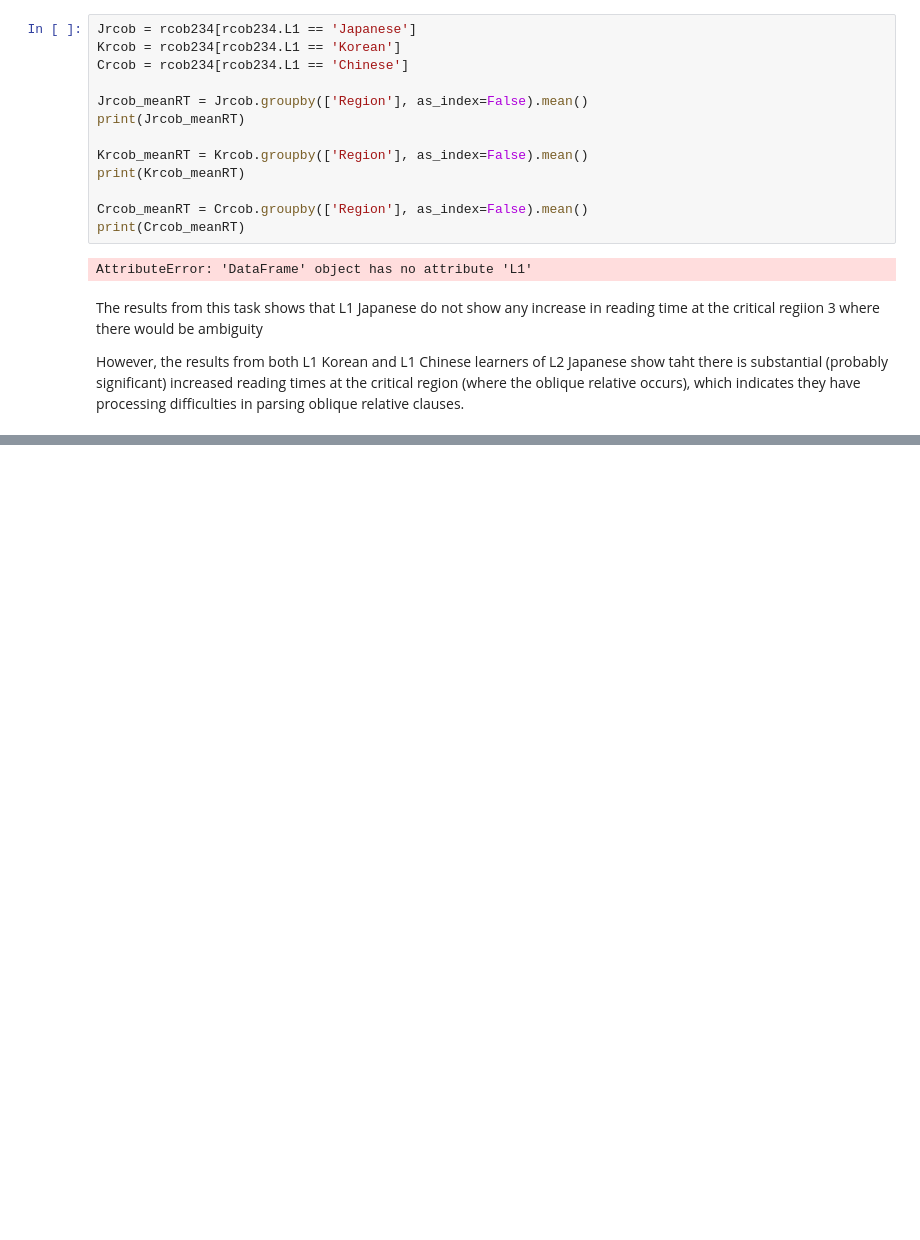
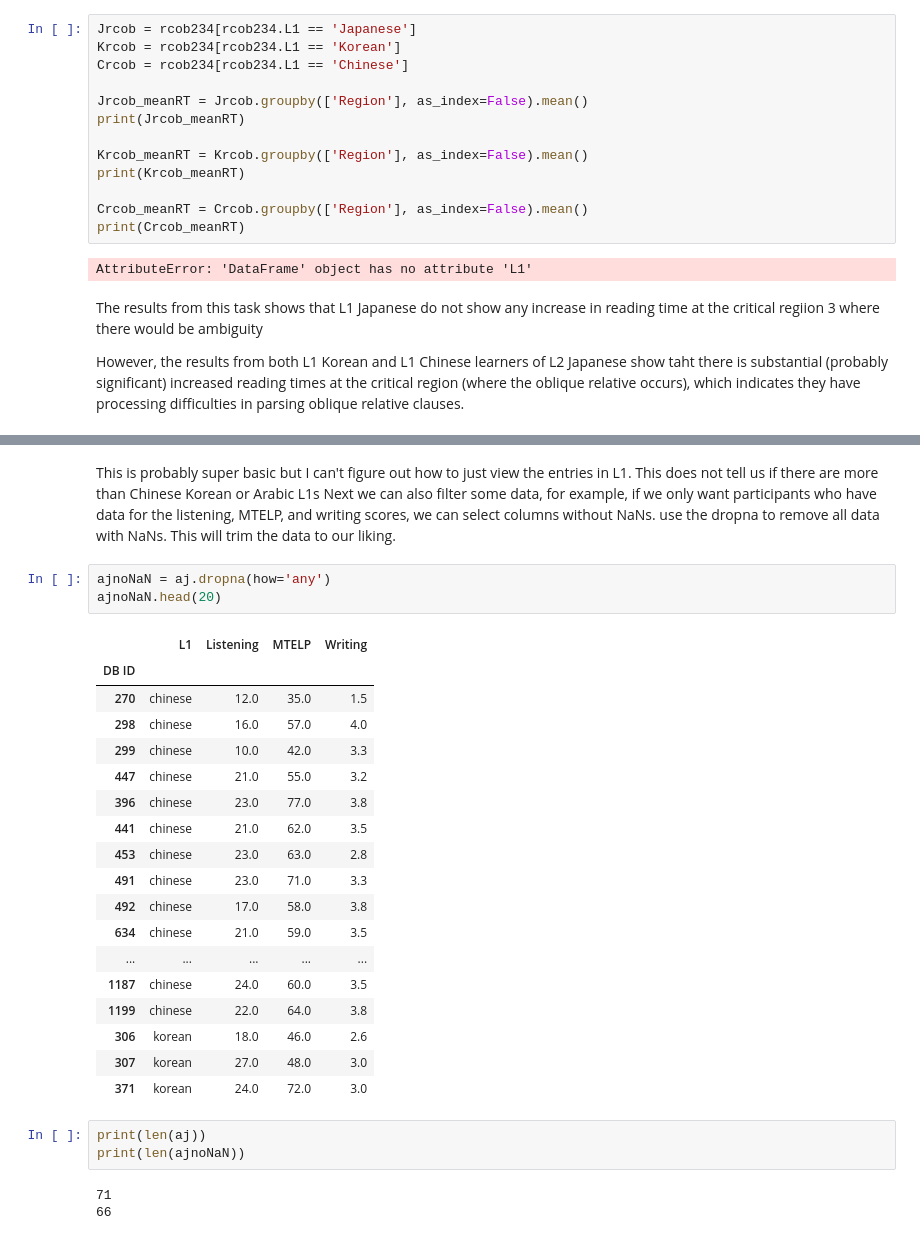
Before and after one commit to mmj32/Class-Practice-Repo, a Jupyter notebook: todo3/pandas_notes_NHL.ipynb, the cells around one changed output, grey strips where cells are left out. Saved outputs shown, nothing was run; the diff lists cells and outputs as text; blank space fills up the shorter version.

```diff
--- a/todo3/pandas_notes_NHL.ipynb
+++ b/todo3/pandas_notes_NHL.ipynb
@@ -192,0 +245,32 @@ However, the results from both L1 Korean and L1 Chinese learners of L2 Japanese
+# %% [markdown]
+This is probably super basic but I can't figure out how to just view the entries in L1. This does not tell us if there are more than Chinese Korean or Arabic L1s
+Next we can also filter some data, for example, if we only want participants who have data for the listening, MTELP, and writing scores, we can select columns without NaNs.
+use the dropna to remove all data with NaNs. This will trim the data to our liking.
+# %%
+ajnoNaN = aj.dropna(how='any')
+ajnoNaN.head(20)
+# %% [output]
+|  | L1 | Listening | MTELP | Writing |
+| DB ID |  |  |  |  |
+| 270 | chinese | 12.0 | 35.0 | 1.5 |
+| 298 | chinese | 16.0 | 57.0 | 4.0 |
+| 299 | chinese | 10.0 | 42.0 | 3.3 |
+| 447 | chinese | 21.0 | 55.0 | 3.2 |
+| 396 | chinese | 23.0 | 77.0 | 3.8 |
+| 441 | chinese | 21.0 | 62.0 | 3.5 |
+| 453 | chinese | 23.0 | 63.0 | 2.8 |
+| 491 | chinese | 23.0 | 71.0 | 3.3 |
+| 492 | chinese | 17.0 | 58.0 | 3.8 |
+| 634 | chinese | 21.0 | 59.0 | 3.5 |
+| ... | ... | ... | ... | ... |
+| 1187 | chinese | 24.0 | 60.0 | 3.5 |
+| 1199 | chinese | 22.0 | 64.0 | 3.8 |
+| 306 | korean | 18.0 | 46.0 | 2.6 |
+| 307 | korean | 27.0 | 48.0 | 3.0 |
+| 371 | korean | 24.0 | 72.0 | 3.0 |
+# %%
+print(len(aj))
+print(len(ajnoNaN))
+# %% [output]
+71
+66
```
Also changed, not shown: parts of 8 cells of this notebook.
